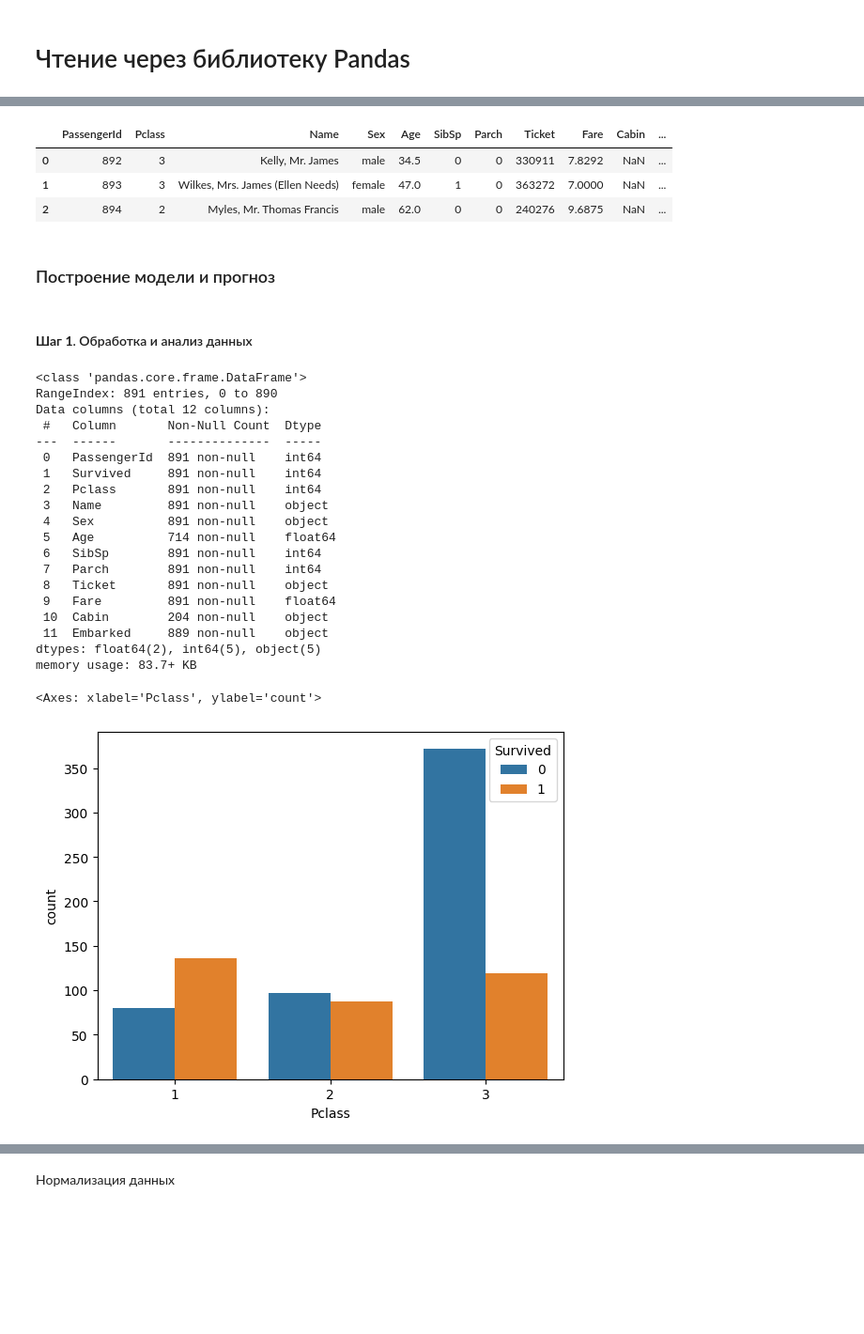
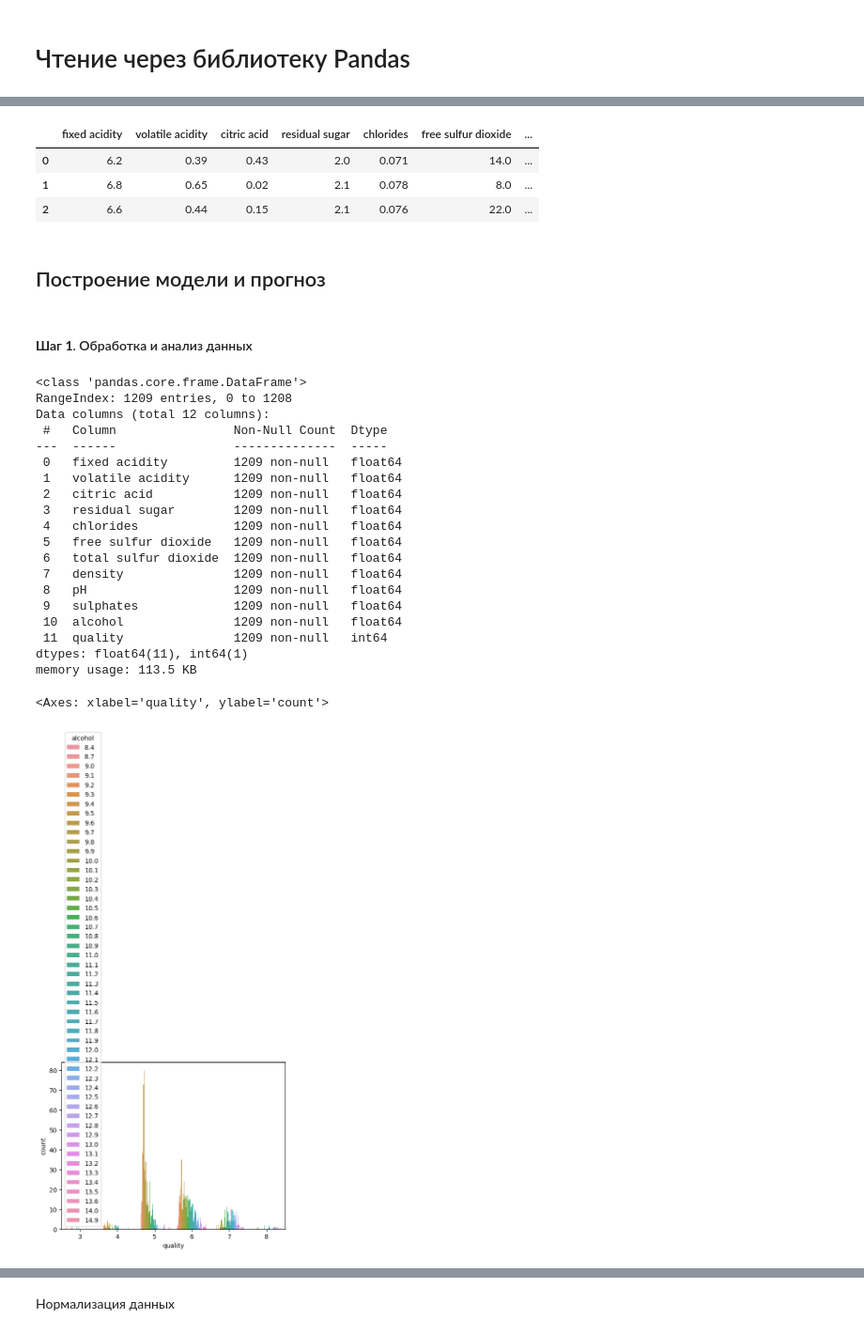
Before and after one commit to Prazzity/Passwords, a Jupyter notebook: Lab5_SII.ipynb, the cells around one changed output, grey strips where cells are left out. Shown at 94% size. Cells and saved outputs as stored; diff of their text form; code cells hidden in the pictures; blank space fills up the shorter version.

```diff
--- a/Lab5_SII.ipynb
+++ b/Lab5_SII.ipynb
@@ -84,6 +61,6 @@ PassengerId,Pclass,Name,Sex,Age,SibSp,Parch,Ticket,Fare,Cabin,Embarked
 import pandas as pd
 
 # применим функцию read_csv() и посмотрим на первые три записи файла train.csv
-train = pd.read_csv('/content/train.csv')
+train = pd.read_csv('/content/winequality-red_train.csv')
 train.head(3)
 # %% [output]
@@ -94,14 +71,14 @@ train.head(3)
 # %%
 # сделаем то же самое с файлом test.csv
-test = pd.read_csv('/content/test.csv')
+test = pd.read_csv('/content/winequality-red_test.csv')
 test.head(3)
 # %% [output]
-|  | PassengerId | Pclass | Name | Sex | Age | SibSp | Parch | Ticket | Fare | Cabin | ... |
-| 0 | 892 | 3 | Kelly, Mr. James | male | 34.5 | 0 | 0 | 330911 | 7.8292 | NaN | ... |
-| 1 | 893 | 3 | Wilkes, Mrs. James (Ellen Needs) | female | 47.0 | 1 | 0 | 363272 | 7.0000 | NaN | ... |
-| 2 | 894 | 2 | Myles, Mr. Thomas Francis | male | 62.0 | 0 | 0 | 240276 | 9.6875 | NaN | ... |
+|  | fixed acidity | volatile acidity | citric acid | residual sugar | chlorides | free sulfur dioxide | ... |
+| 0 | 6.2 | 0.39 | 0.43 | 2.0 | 0.071 | 14.0 | ... |
+| 1 | 6.8 | 0.65 | 0.02 | 2.1 | 0.078 | 8.0 | ... |
+| 2 | 6.6 | 0.44 | 0.15 | 2.1 | 0.076 | 22.0 | ... |
 # %% [markdown]
-### Построение модели и прогноз
+## Построение модели и прогноз
 # %% [markdown]
 #### **Шаг 1**. Обработка и анализ данных
 # %%
@@ -109,30 +86,30 @@ test.head(3)
 train.info()
 # %% [output]
 <class 'pandas.core.frame.DataFrame'>
-RangeIndex: 891 entries, 0 to 890
+RangeIndex: 1209 entries, 0 to 1208
 Data columns (total 12 columns):
- #   Column       Non-Null Count  Dtype
----  ------       --------------  -----
- 0   PassengerId  891 non-null    int64
- 1   Survived     891 non-null    int64
- 2   Pclass       891 non-null    int64
- 3   Name         891 non-null    object
- 4   Sex          891 non-null    object
- 5   Age          714 non-null    float64
- 6   SibSp        891 non-null    int64
- 7   Parch        891 non-null    int64
- 8   Ticket       891 non-null    object
- 9   Fare         891 non-null    float64
- 10  Cabin        204 non-null    object
- 11  Embarked     889 non-null    object
-dtypes: float64(2), int64(5), object(5)
-memory usage: 83.7+ KB
+ #   Column                Non-Null Count  Dtype
+---  ------                --------------  -----
+ 0   fixed acidity         1209 non-null   float64
+ 1   volatile acidity      1209 non-null   float64
+ 2   citric acid           1209 non-null   float64
+ 3   residual sugar        1209 non-null   float64
+ 4   chlorides             1209 non-null   float64
+ 5   free sulfur dioxide   1209 non-null   float64
+ 6   total sulfur dioxide  1209 non-null   float64
+ 7   density               1209 non-null   float64
+ 8   pH                    1209 non-null   float64
+ 9   sulphates             1209 non-null   float64
+ 10  alcohol               1209 non-null   float64
+ 11  quality               1209 non-null   int64
+dtypes: float64(11), int64(1)
+memory usage: 113.5 KB
 # %%
 # для построения графиков воспользуемся новой для нас библиотекой seaborn
 import seaborn as sns
-# посмотрим насколько значим класс билета для выживания пассажира
-# с помощью x и hue мы можем уместить две категориальные переменные на одном графике
-sns.countplot(x = 'Pclass', hue = 'Survived', data = train)
+# посмотрим как соотносится процентное содержание алкоголя и качество вина
+# с помощью x и hue мы можем отобразить это на графике
+sns.countplot(x = 'quality', hue = 'alcohol', data = train)
 # %% [output]
-<Axes: xlabel='Pclass', ylabel='count'>
+<Axes: xlabel='quality', ylabel='count'>
-[figure, old version]
+[figure, new version]
```
Also changed, not shown: parts of 41 cells of this notebook.
